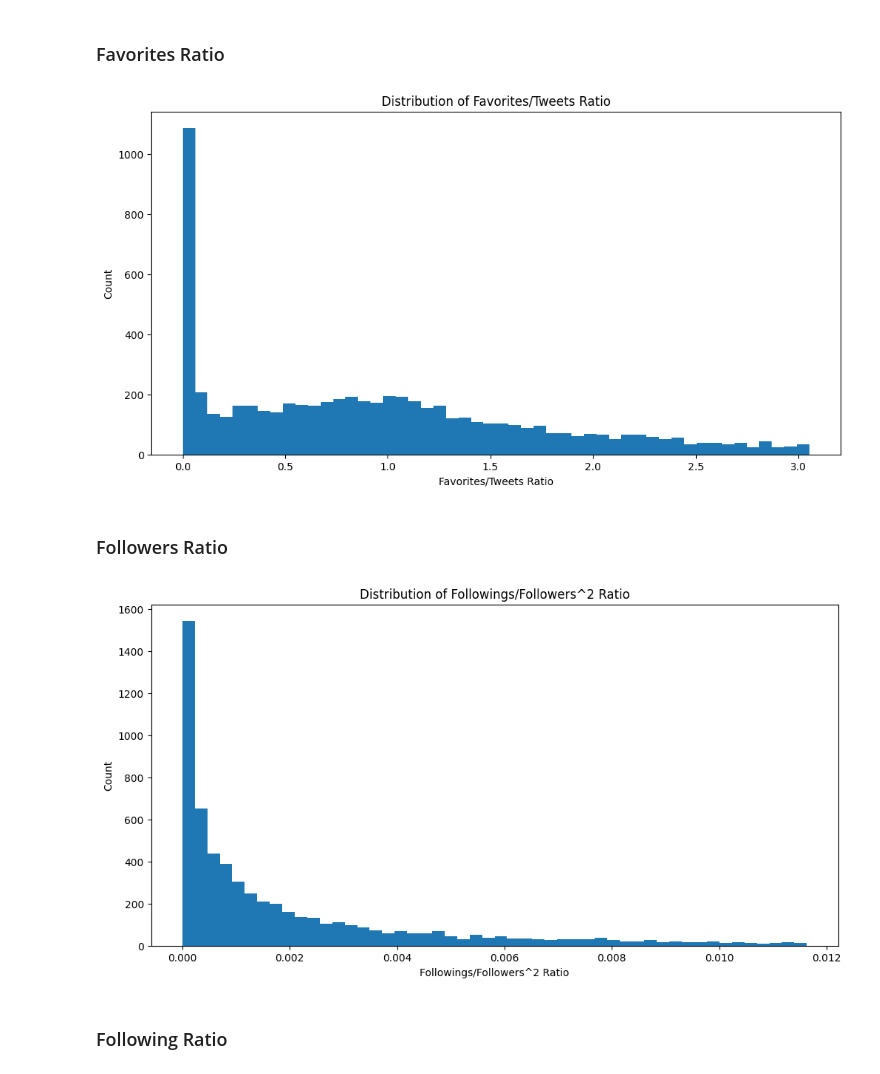
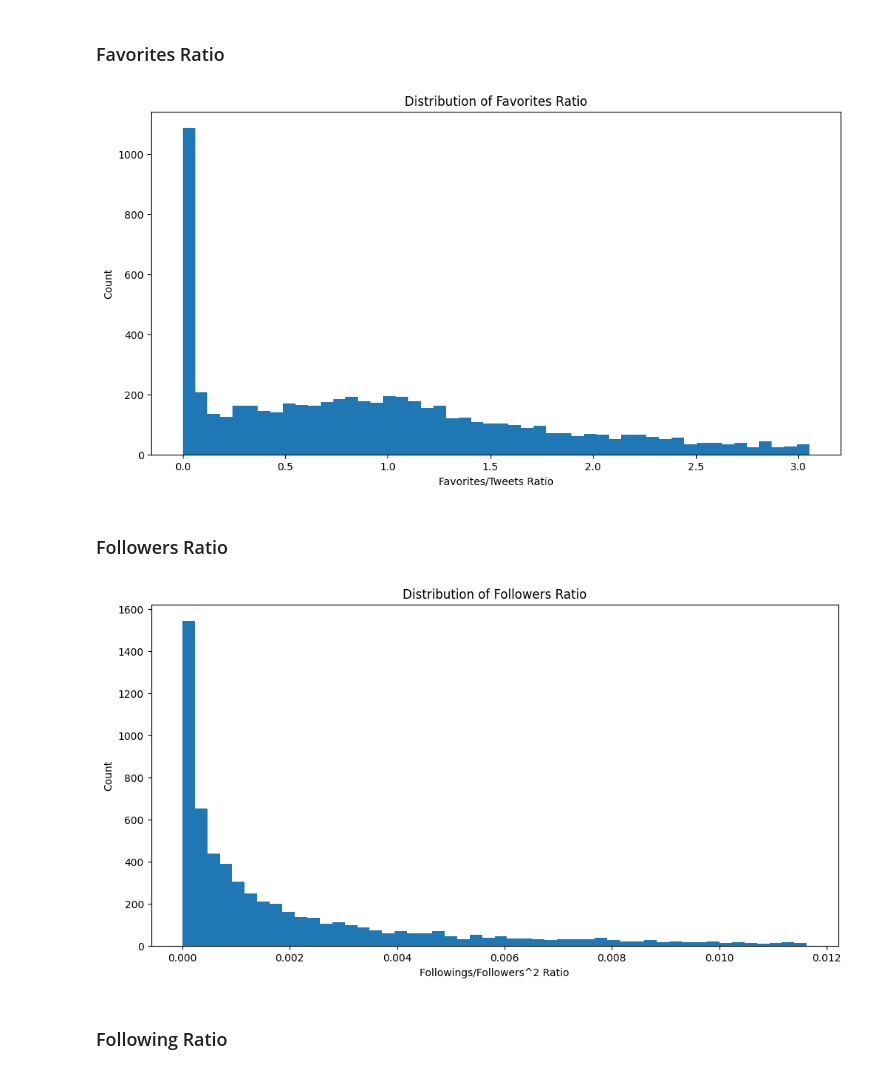
Before and after one commit to davisf20/characterization-of-user-misbehavior-in-online-social-media, a Jupyter notebook: notebooks/parametersTesting.ipynb, the cells around one changed output. Cells and saved outputs as stored; diff of their text form; code cells hidden in the pictures.

```diff
--- a/notebooks/parametersTesting.ipynb
+++ b/notebooks/parametersTesting.ipynb
@@ -29,6 +32,8 @@ core_users_ids = pd.read_csv("../data/core_users.csv",
 # Filtra il dataframe per includere solo le righe in cui l'user_id è presente nella lista dei core users
 core_users = users[users["user_id"].isin(core_users_ids["user_id"])]
 # %%
+core_users_copy = core_users.copy()
+
 core_users.head()
 # activity.head()
 # tweets.head()
@@ -69,35 +71,31 @@ plt.show()
 # %% [markdown]
 ### Favorites Ratio
 # %%
-core_users_credibility = core_users.copy()
-
-core_users_credibility['favorites_ratio'] = core_users_credibility['nbr_liked_tweets'] / core_users_credibility['nbr_tweets'].replace(0, np.nan)
+core_users_copy['favorites_ratio'] = core_users_copy['nbr_liked_tweets'] / core_users_copy['nbr_tweets'].replace(0, np.nan)
 
 plt.figure(figsize=(12, 6))
 
-plt.hist(core_users_credibility['favorites_ratio'].dropna(), bins=50, range=(0, core_users_credibility['favorites_ratio'].quantile(0.90)))
+plt.hist(core_users_copy['favorites_ratio'].dropna(), bins=50, range=(0, core_users_copy['favorites_ratio'].quantile(0.90)))
 plt.xlabel('Favorites/Tweets Ratio')
 plt.ylabel('Count')
 plt.title('Distribution of Favorites Ratio')
 plt.show()
 # %% [output]
-[figure, old version]
+[figure, new version]
 # %% [markdown]
 ### Followers Ratio
 # %%
-core_users_credibility = core_users.copy()
-
-core_users_credibility['followers_ratio'] = core_users_credibility['nbr_followings'] / (core_users_credibility['nbr_followers']**2 + 1)
+core_users_copy['followers_ratio'] = core_users_copy['nbr_followings'] / (core_users_copy['nbr_followers']**2 + 1)
 
 plt.figure(figsize=(12, 6))
 
-plt.hist(core_users_credibility['followers_ratio'].dropna(), bins=50, range=(0, core_users_credibility['followers_ratio'].quantile(0.85)))
+plt.hist(core_users_copy['followers_ratio'].dropna(), bins=50, range=(0, core_users_copy['followers_ratio'].quantile(0.85)))
 plt.xlabel('Followings/Followers^2 Ratio')
 plt.ylabel('Count')
 plt.title('Distribution of Followers Ratio')
 plt.show()
 # %% [output]
-[figure, old version]
+[figure, new version]
 # %% [markdown]
 ### Following Ratio
 # %%
```
Also changed, not shown: parts of 13 cells of this notebook.
